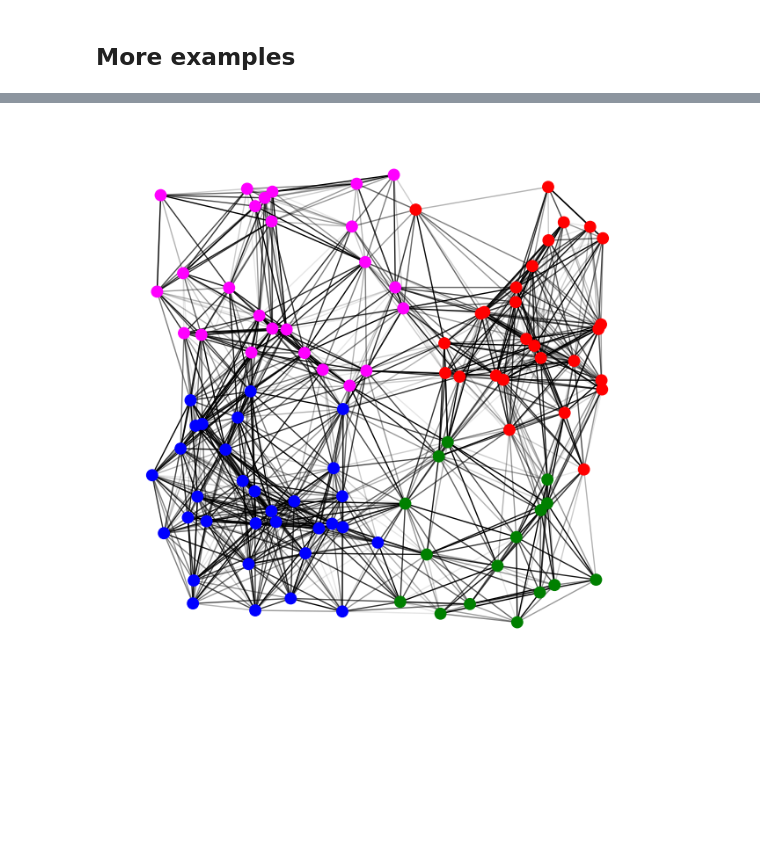
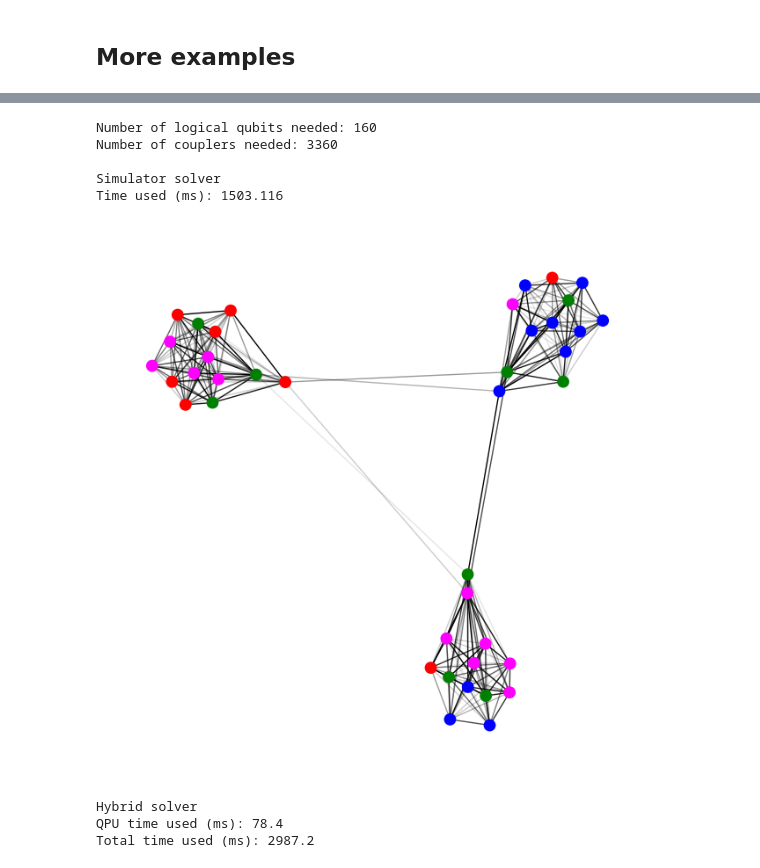
Before and after one commit to vuorenkoski/AQC, a Jupyter notebook: community_detection/community_detection.ipynb, the cells around one changed output, grey strips where cells are left out. Cells and saved outputs as stored; diff of their text form; code cells hidden in the pictures; blank space fills up the shorter version.

```diff
--- a/community_detection/community_detection.ipynb
+++ b/community_detection/community_detection.ipynb
@@ -274,7 +324,7 @@ Time used for construction Q (ms): 1.054
 # %% [markdown]
 ### Heuristic solver
 # %%
-num_reads = 1000
+num_reads = 2000
 ts = time.time()
 sampleset = SimulatedAnnealingSampler().sample(bqm, num_reads=num_reads)
 det_time = (time.time()-ts)*1000
@@ -311,11 +398,7 @@ Chain strength: https://www.dwavesys.com/media/qvbjrzgg/guide-2.pdf
 # %%
 annealing_time = 20 # Default 20
 num_reads = 2000
-chain_strength = 200 #Default 1
-num_spin_reversal_transforms = 0 # Default 0
-sampleset = EmbeddingComposite(machine).sample(bqm, num_reads=num_reads, annealing_time=annealing_time,
-                                               num_spin_reversal_transforms = num_spin_reversal_transforms,
-                                               chain_strength=chain_strength)
+sampleset = EmbeddingComposite(machine).sample(bqm, num_reads=num_reads, annealing_time=annealing_time)
 # %%
 qpu_time = sampleset.info['timing']['qpu_access_time'] / 1000
 qubits = sum(len(x) for x in sampleset.info['embedding_context']['embedding'].values())
@@ -334,0 +420,24 @@ print_graph(G, node_color=nc)
+# %%
+data = {}
+maxv = int(sampleset.first.energy)
+minv = int(sampleset.first.energy)
+for e,n in sampleset.data(fields=['energy','num_occurrences']):
+    energy = int(e)
+    minv = min(energy,minv)
+    maxv = max(energy,maxv)
+    if energy in data.keys():
+        data[energy] += n
+    else:
+        data[energy] = n
+labels = []
+datap = []
+for i in range(minv,maxv):
+    labels.append(i)
+    if i in data.keys():
+        datap.append(data[i])
+    else:
+        datap.append(0)
+plt.bar(labels,datap)
+plt.xlabel('Energy')
+plt.ylabel('Occcurrences')
+plt.show()
@@ -354,10 +465,10 @@ Total time used (ms): 2997.8
 # %% [markdown]
 ## More examples
 # %%
-def solve_random_graph(seed, size=50, communities=4, fig_size=6):
+def solve_random_graph(size, communities=4, fig_size=6):
     max_weight = 10
     random.seed(seed)
-    G = nx.random_geometric_graph(size, 0.3, seed=seed)
+    G = create_community_graph(size,3)
     nx.set_edge_attributes(G, {e: {'weight': random.randint(1, max_weight)} for e in G.edges})
 
     max_count = 0
@@ -382,7 +493,7 @@ def solve_random_graph(seed, size=50, communities=4, fig_size=6):
     det_time = (time.time()-ts)*1000
     print('Time used (ms): {:.3f}\n'.format(det_time))
     nc = result_to_colors(G,sampleset.first.sample)
-    print_graph(G, node_color=nc, fig_size=fig_size)
+    print_graph(G, node_color=nc, fig_size=fig_size, pos=nx.spring_layout(G))
 
     print('Hybrid solver')
     sampleset = LeapHybridSampler().sample(bqm)
@@ -391,5 +502,5 @@ def solve_random_graph(seed, size=50, communities=4, fig_size=6):
     print('QPU time used (ms): {:.1f}'.format(hyb_time))
     print('Total time used (ms): {:.1f}\n'.format(run_time))
     nc = result_to_colors(G,sampleset.first.sample)
-    print_graph(G, node_color=nc)
+    print_graph(G, node_color=nc, pos=nx.spring_layout(G))
 # %%
@@ -408,4 +519,12 @@ Total time used (ms): 2987.0
 # %%
-solve_random_graph(42, size=100, communities=4, fig_size=8)
+solve_random_graph(40, communities=4, fig_size=8)
 # %% [output]
+Number of logical qubits needed: 160
+Number of couplers needed: 3360
+
+Simulator solver
+Time used (ms): 1503.116
-[figure, old version]
+[figure, new version]
+Hybrid solver
+QPU time used (ms): 78.4
+Total time used (ms): 2987.2
```
Also changed, not shown: parts of 30 cells of this notebook, 3 other files.
